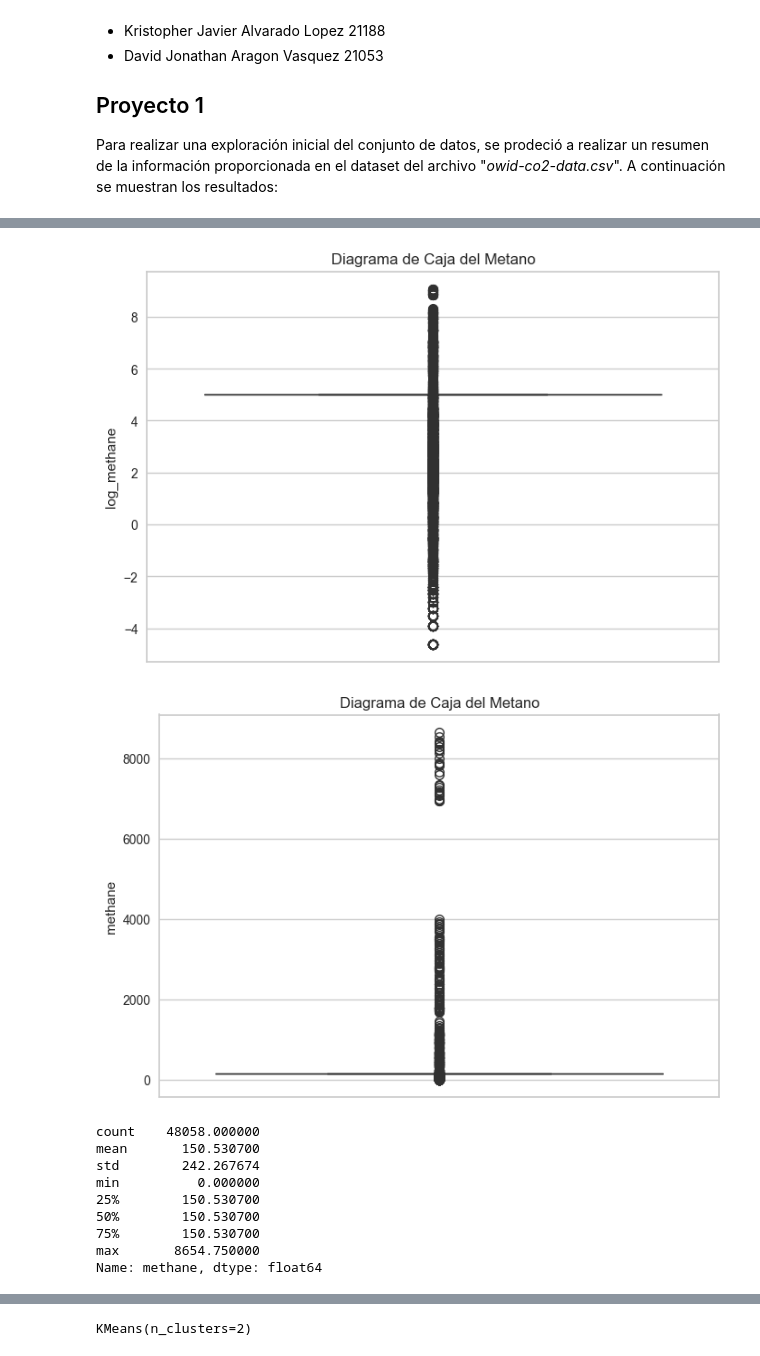
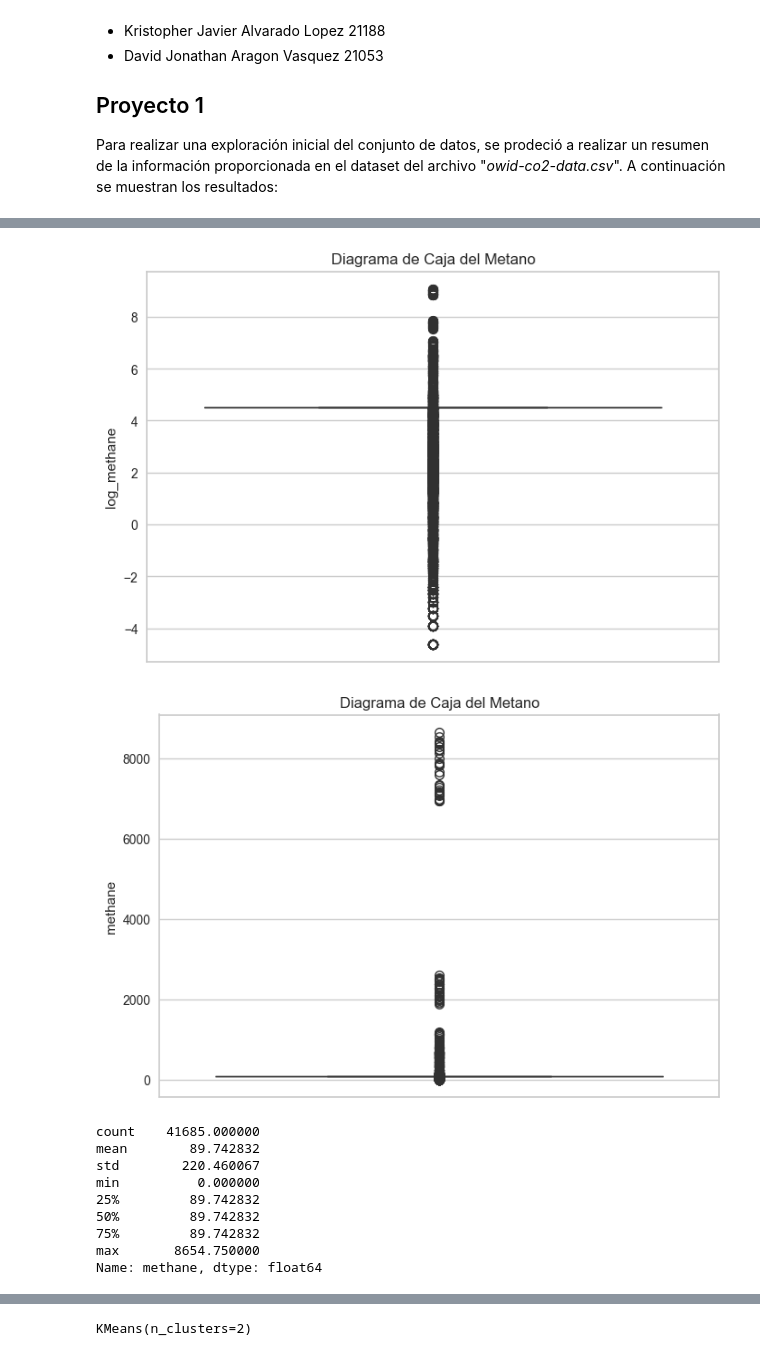
Before and after one commit to LINDAINES213/Data_Mining_Project, a Jupyter notebook: Project.ipynb, the cells around one changed output, grey strips where cells are left out. Drawn from its saved outputs; the diff is of its cells as text; code cells hidden in the pictures.

```diff
--- a/Project.ipynb
+++ b/Project.ipynb
@@ -116,18 +143,18 @@ Name: co2, dtype: float64
 import seaborn as sns
 import matplotlib.pyplot as plt
 
-for column in numeric_columns:
-    dataframe['log_' + column] = np.log(dataframe[column])
+for column in numeric_columnsOC:
+    dataframeOC['log_' + column] = np.log(dataframeOC[column])
 
-sns.boxplot(data=dataframe['log_co2'])
+sns.boxplot(data=dataframeOC['log_co2'])
 plt.title("Diagrama de Caja de CO2")
 plt.show()
 
-sns.boxplot(data=dataframe['co2'])
+sns.boxplot(data=dataframeOC['co2'])
 plt.title("Diagrama de Caja de CO2")
 plt.show()
 
-dataframe['co2'].hist()
+dataframeOC['co2'].hist()
 plt.title("Histograma de CO2")
 plt.show()
 # %% [output]
@@ -137,25 +181,25 @@ plt.show()
 # %%
 #Gráficos exploratorios del Metano.
 
-sns.boxplot(data=dataframe['log_methane'])
+sns.boxplot(data=dataframeOC['log_methane'])
 plt.title("Diagrama de Caja del Metano")
 plt.show()
-sns.boxplot(data=dataframe['methane'])
+sns.boxplot(data=dataframeOC['methane'])
 plt.title("Diagrama de Caja del Metano")
 plt.show()
 
-column_summary = dataframe['methane'].describe()
+column_summary = dataframeOC['methane'].describe()
 column_summary
 # %% [output]
-[figure, old version]
+[figure, new version]
-[figure, old version]
+[figure, new version]
-count    48058.000000
-mean       150.530700
-std        242.267674
+count    41685.000000
+mean        89.742832
+std        220.460067
 min          0.000000
-25%        150.530700
-50%        150.530700
-75%        150.530700
+25%         89.742832
+50%         89.742832
+75%         89.742832
 max       8654.750000
 Name: methane, dtype: float64
 # %%
```
Also changed, not shown: parts of 18 cells of this notebook, 1 other file.
